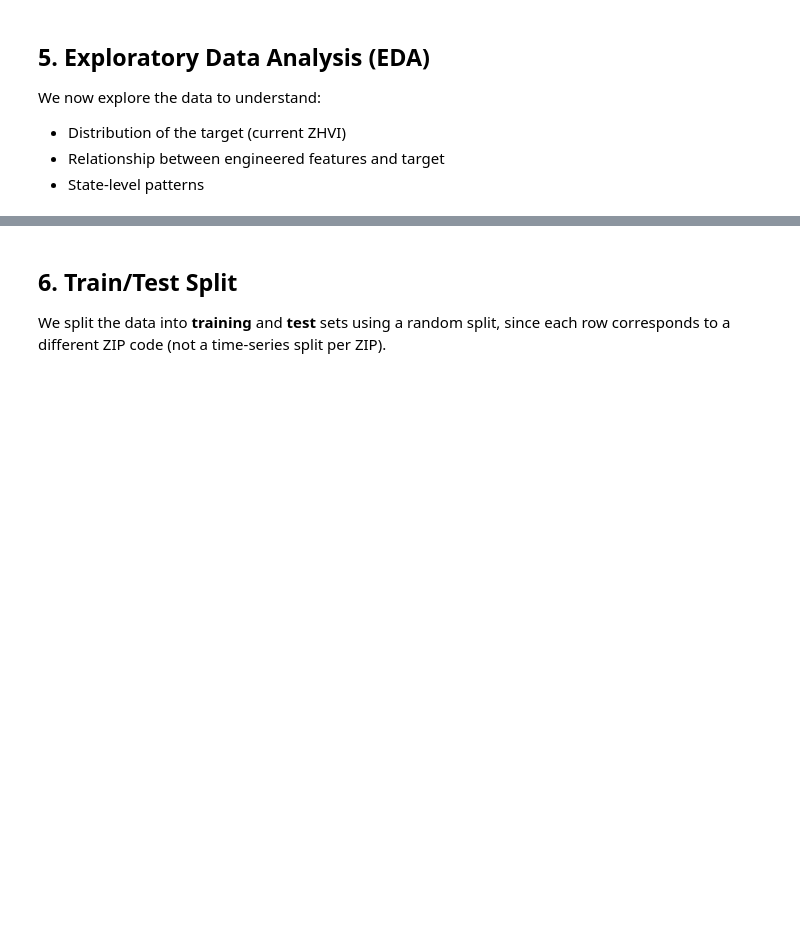
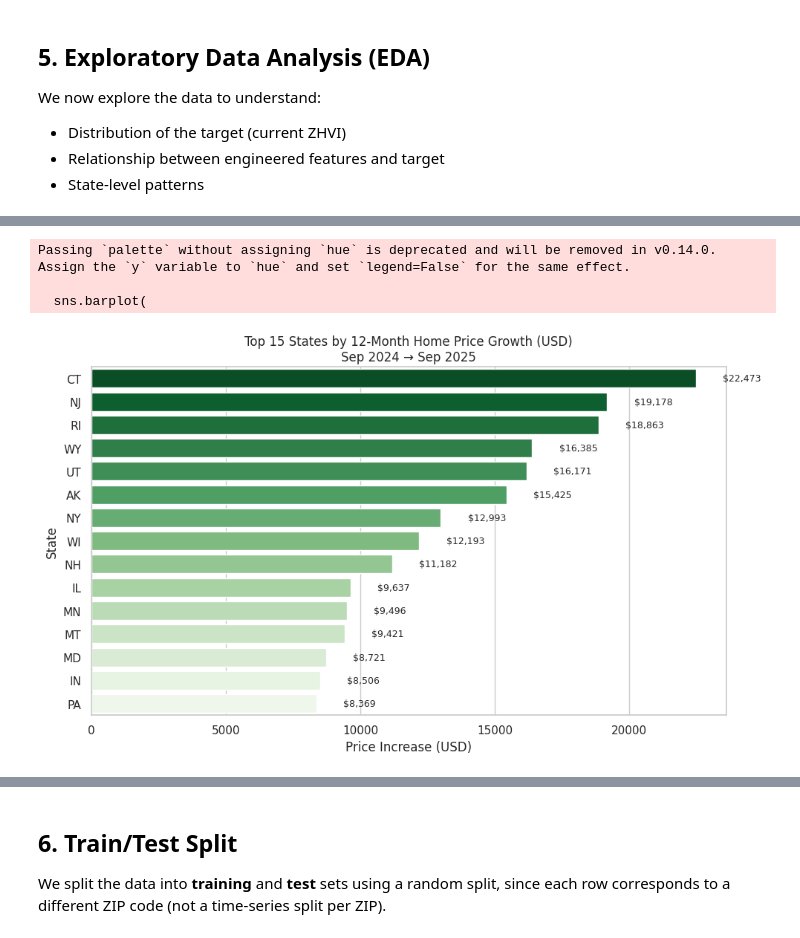
Before and after one commit to alinakhodotovych2022/Project2-housing-price-ml, a Jupyter notebook: Project2_housing_price_ml.ipynb, the cells around one changed output, grey strips where cells are left out. Saved outputs shown, nothing was run; the diff lists cells and outputs as text; code cells hidden in the pictures; blank space fills up the shorter version.

```diff
--- a/Project2_housing_price_ml.ipynb
+++ b/Project2_housing_price_ml.ipynb
@@ -378,0 +402,28 @@ Name: target_zhvi, dtype: float64
+# %%
+# STEP 10 --- Top 15 states by 12-month dollar growth ---
+plt.figure(figsize=(10, 6))
+
+top15_1yr = change_sorted.head(15)
+
+sns.barplot(
+    data=top15_1yr,
+    x="1yr_change",
+    y="State",
+    palette="Greens_r"
+)
+
+plt.title("Top 15 States by 12-Month Home Price Growth (USD)\nSep 2024 → Sep 2025")
+plt.xlabel("Price Increase (USD)")
+plt.ylabel("State")
+
+# Add labels
+for i, v in enumerate(top15_1yr["1yr_change"]):
+    plt.text(v + 1000, i, f"${int(v):,}", va="center", fontsize=9)
+
+plt.tight_layout()
+plt.show()
+# %% [output]
+Passing `palette` without assigning `hue` is deprecated and will be removed in v0.14.0. Assign the `y` variable to `hue` and set `legend=False` for the same effect.
+
+  sns.barplot(
+[figure, added]
```
Also changed, not shown: parts of 6 cells of this notebook.
